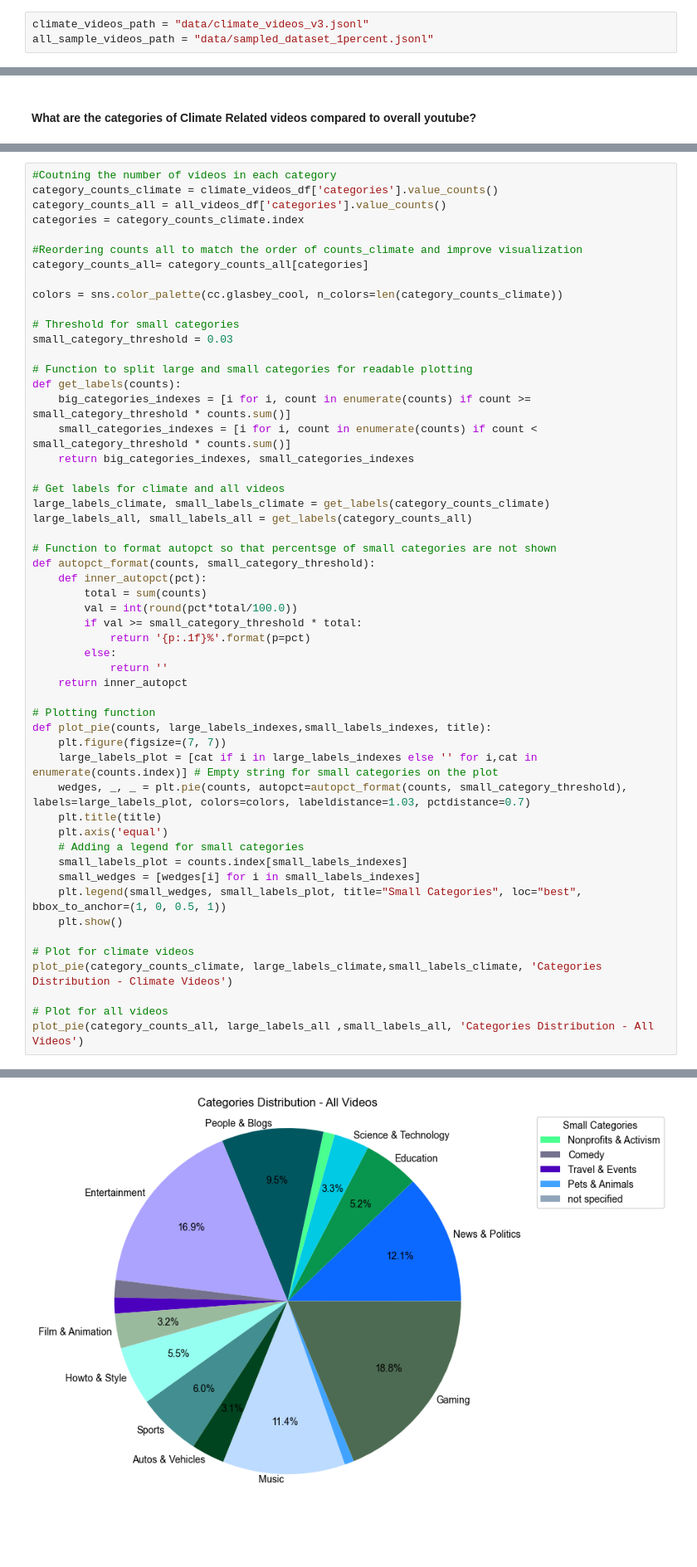
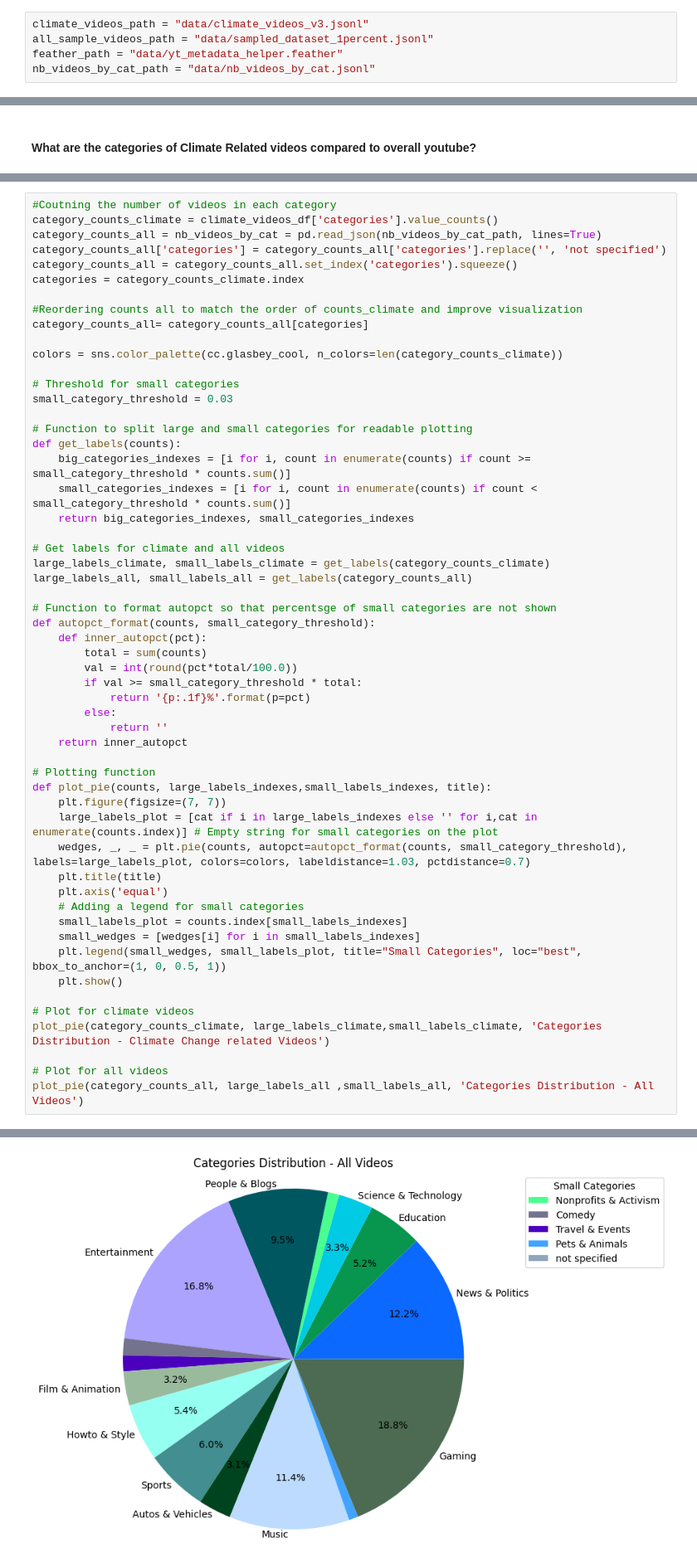
Before and after one commit to agatha-duzan/ada-2023-project-fadamily, a Jupyter notebook: paul.ipynb, the cells around one changed output, grey strips where cells are left out. Shown at 83% size. Saved outputs shown, nothing was run; the diff lists cells and outputs as text; blank space fills up the shorter version.

```diff
--- a/paul.ipynb
+++ b/paul.ipynb
@@ -13,4 +14,6 @@ import matplotlib.dates as mdates
 # %%
 climate_videos_path = "data/climate_videos_v3.jsonl"
 all_sample_videos_path = "data/sampled_dataset_1percent.jsonl"
+feather_path = "data/yt_metadata_helper.feather"
+nb_videos_by_cat_path = "data/nb_videos_by_cat.jsonl"
 # %%
@@ -26,7 +29,9 @@ climate_videos_df['categories'] = climate_videos_df['categories'].replace('', 'n
 # %%
 #Coutning the number of videos in each category
 category_counts_climate = climate_videos_df['categories'].value_counts()
-category_counts_all = all_videos_df['categories'].value_counts()
+category_counts_all = nb_videos_by_cat = pd.read_json(nb_videos_by_cat_path, lines=True)
+category_counts_all['categories'] = category_counts_all['categories'].replace('', 'not specified')
+category_counts_all = category_counts_all.set_index('categories').squeeze()
 categories = category_counts_climate.index
 
 #Reordering counts all to match the order of counts_climate and improve visualization
@@ -72,7 +77,7 @@ def plot_pie(counts, large_labels_indexes,small_labels_indexes, title):
     plt.show()
 
 # Plot for climate videos
-plot_pie(category_counts_climate, large_labels_climate,small_labels_climate, 'Categories Distribution - Climate Videos')
+plot_pie(category_counts_climate, large_labels_climate,small_labels_climate, 'Categories Distribution - Climate Change related Videos')
 
 # Plot for all videos
 plot_pie(category_counts_all, large_labels_all ,small_labels_all, 'Categories Distribution - All Videos')
@@ -81,4 +86,4 @@ plot_pie(category_counts_all, large_labels_all ,small_labels_all, 'Categories Di
-[figure, old version]
+[figure, new version]
 # %%
 
 climate_videos_df['year_month'] = pd.to_datetime(climate_videos_df['upload_date']).dt.to_period('Q')
```
Also changed, not shown: parts of 8 cells of this notebook, 2 other files.
